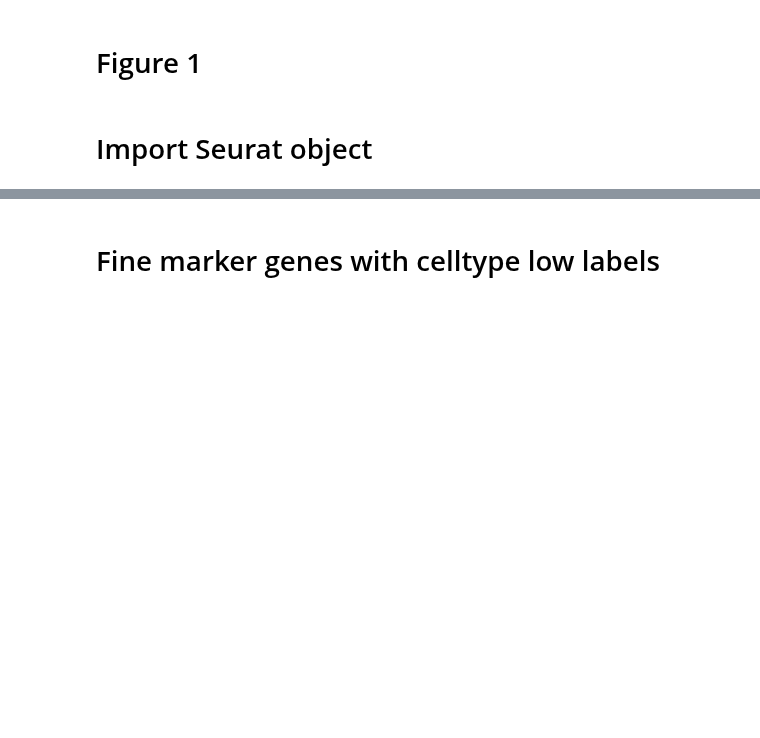
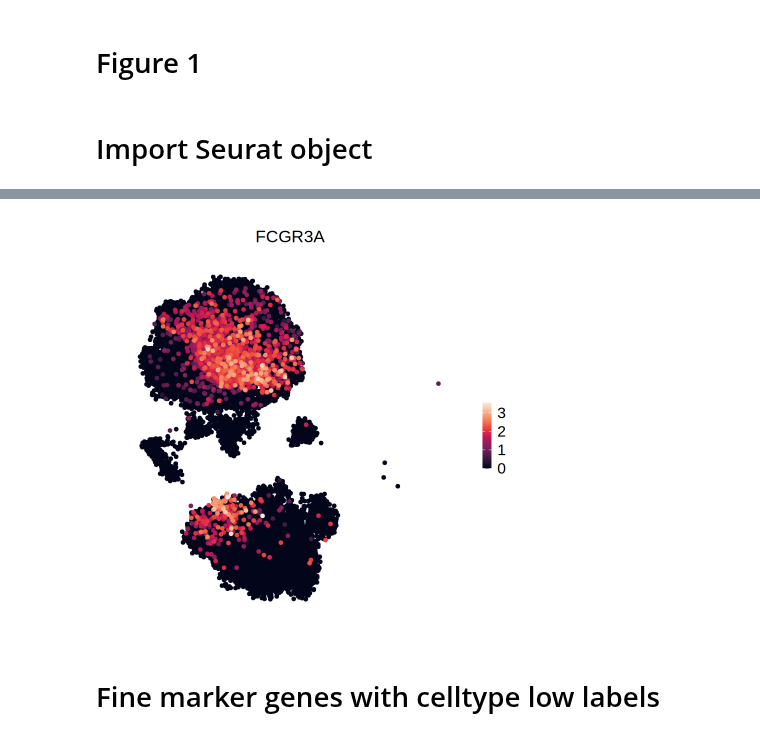
Before and after one commit to flde/FD20250213HSCT, a Jupyter notebook: script/figure/figure_1/figure_1.r.ipynb, the cells around one changed output, grey strips where cells are left out. Cells and saved outputs as stored; diff of their text form; code cells hidden in the pictures; blank space fills up the shorter version.

```diff
--- a/script/figure/figure_1/figure_1.r.ipynb
+++ b/script/figure/figure_1/figure_1.r.ipynb
@@ -100,3 +114,7 @@ so_3@meta.data <- droplevels(so_3@meta.data)
+# %%
+fplot(so_1, features = "FCGR3A", slot="data")
+# %% [output]
+[figure, added]
 # %% [markdown]
 # Fine marker genes with celltype low labels
 # %%
```
Also changed, not shown: parts of 43 cells of this notebook, 51 other files.
